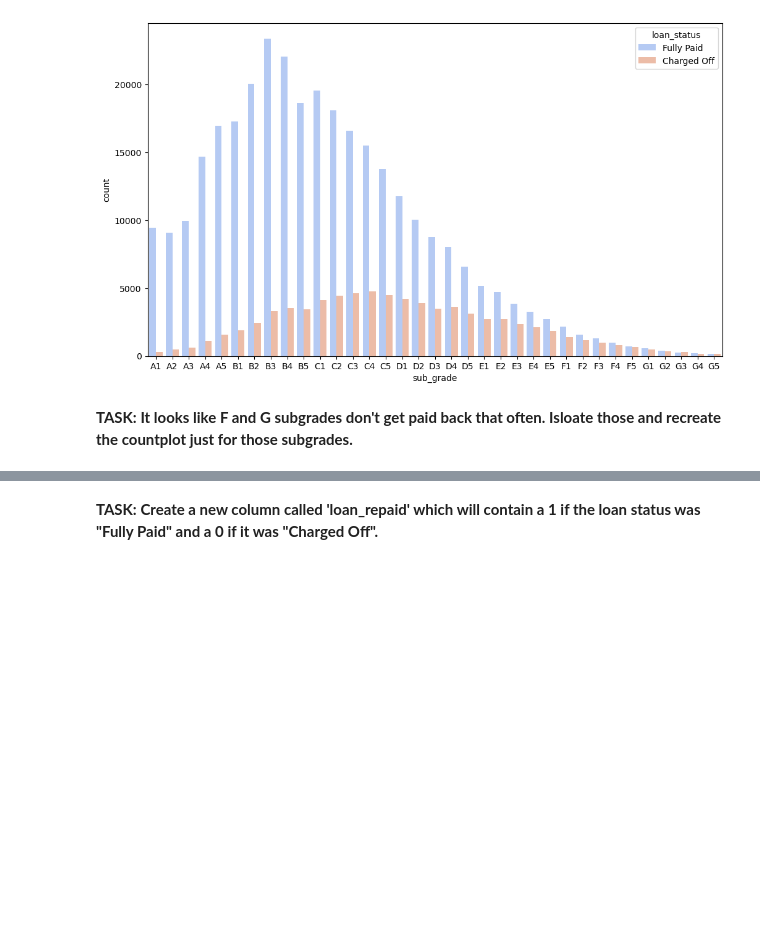
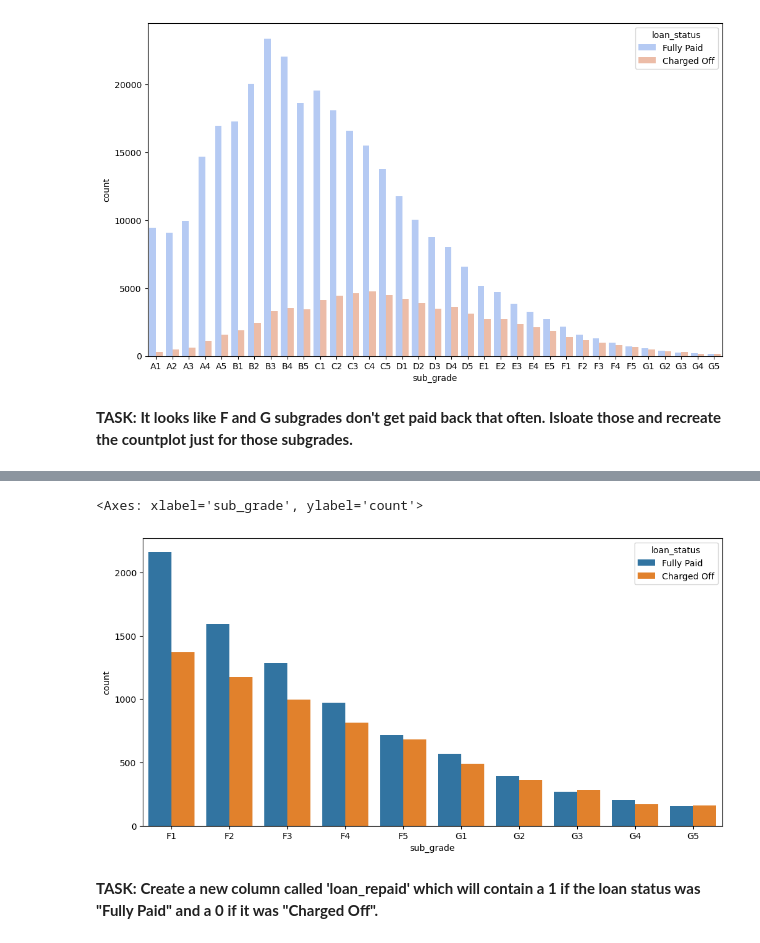
Before and after one commit to AshikurIST/Tessorflow, a Jupyter notebook: 03-Keras-Project-Exercise.ipynb, the cells around one changed output, grey strips where cells are left out. Saved outputs shown, nothing was run; the diff lists cells and outputs as text; code cells hidden in the pictures; blank space fills up the shorter version.

```diff
--- a/03-Keras-Project-Exercise.ipynb
+++ b/03-Keras-Project-Exercise.ipynb
@@ -398,3 +392,13 @@ sns.countplot(df,x='sub_grade',order=subgrade_order,hue='loan_status',palette='c
+# %%
+f_and_g= df[(df['grade'] == 'G') | (df['grade']=='F')]
+# %%
+plt.figure(figsize=(12,6))
+subgrade_order= sorted(f_and_g['sub_grade'].unique())
+
+sns.countplot(x='sub_grade',data=f_and_g,order=subgrade_order,hue='loan_status')
+# %% [output]
+<Axes: xlabel='sub_grade', ylabel='count'>
+[figure, added]
 # %% [markdown]
 **TASK: Create a new column called 'loan_repaid' which will contain a 1 if the loan status was "Fully Paid" and a 0 if it was "Charged Off".**
 # %%
```
Also changed, not shown: parts of 12 cells of this notebook.
